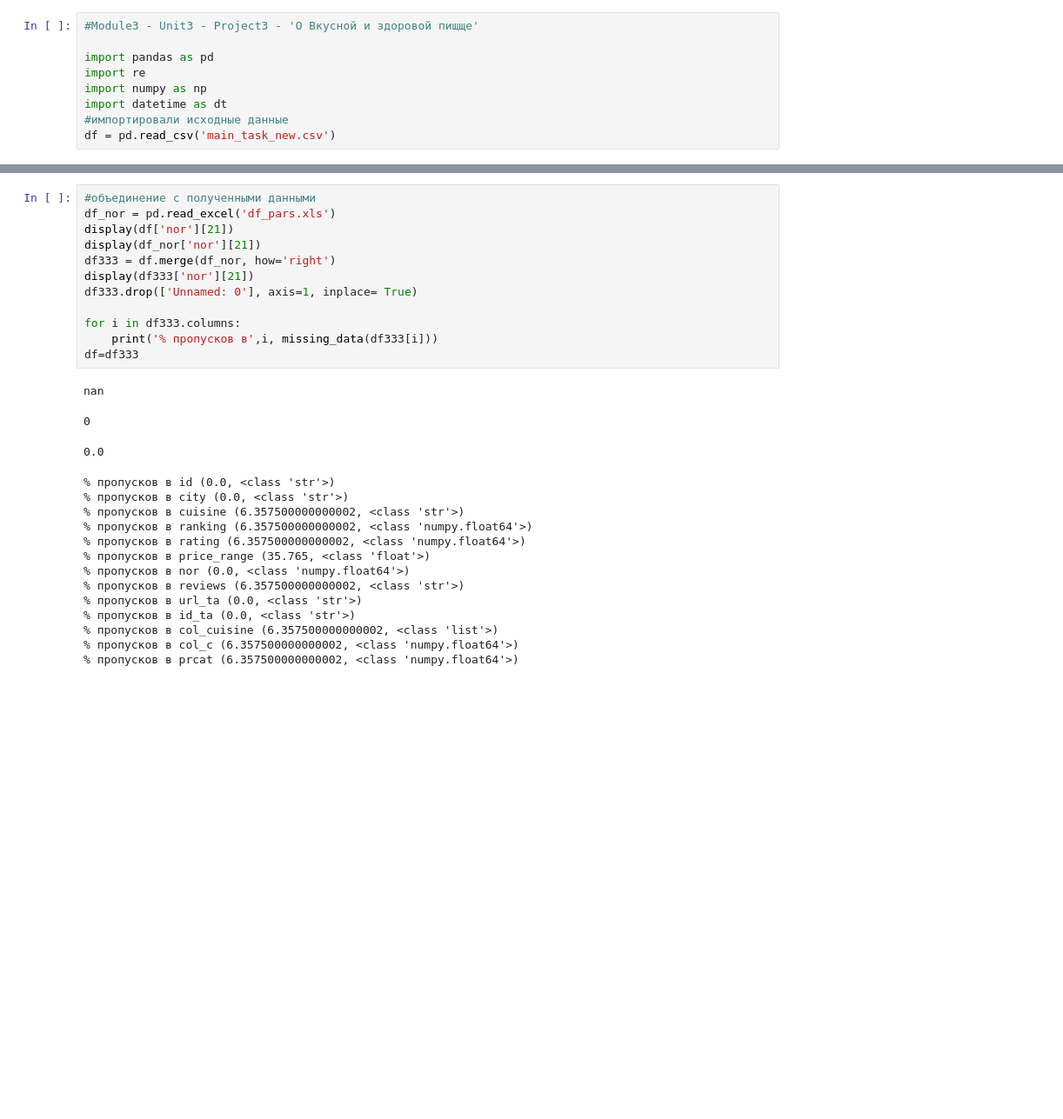
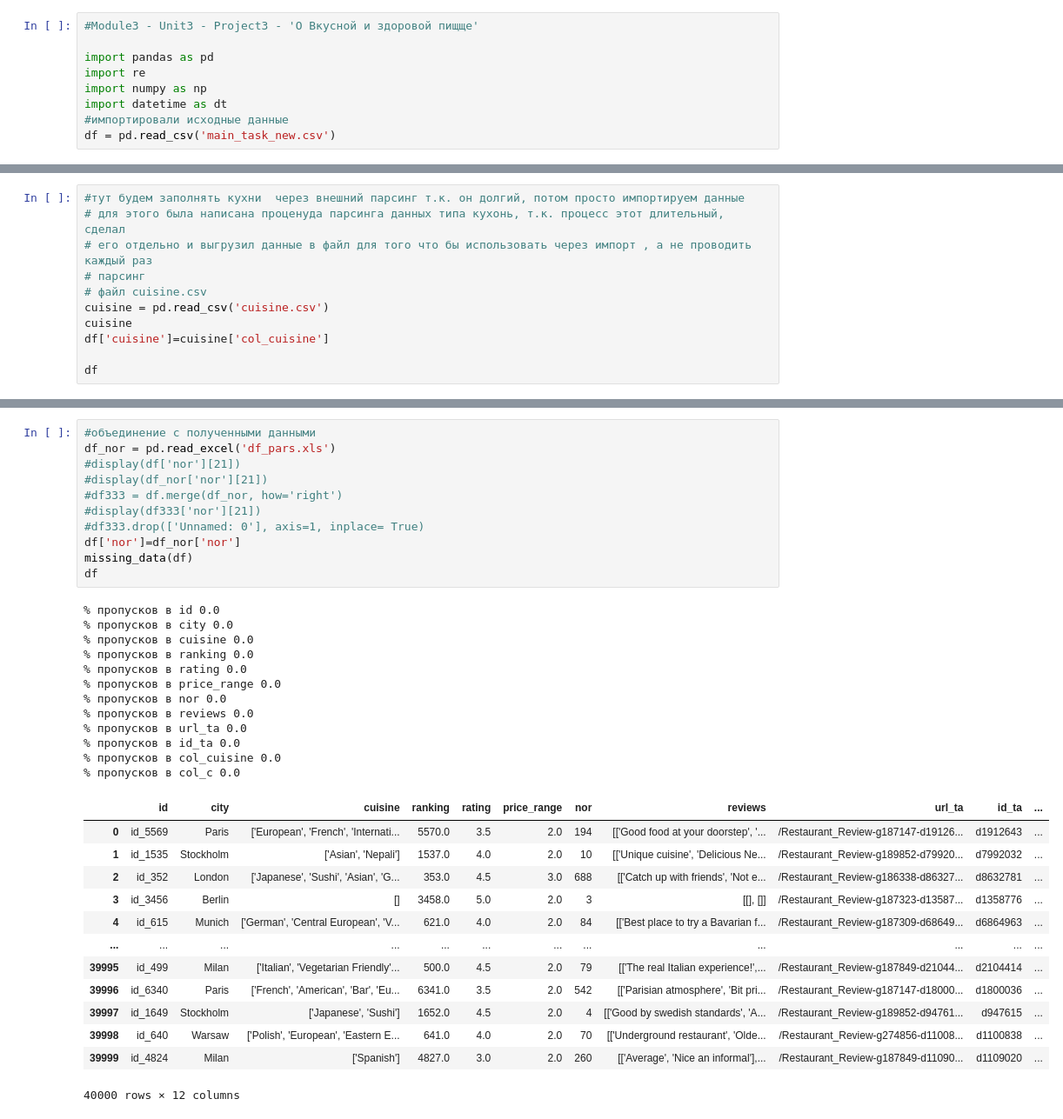
Before and after one commit to maximka1980/SF_DSPRO, a Jupyter notebook: module_3/proect31.ipynb, the cells around one changed output, grey strips where cells are left out. Shown: that part at 87% size. Saved outputs shown, nothing was run; the diff lists cells and outputs as text; blank space fills up the shorter version.

```diff
--- a/module_3/proect31.ipynb
+++ b/module_3/proect31.ipynb
@@ -163,0 +288,11 @@ df.head(5)
+# %%
+#тут будем заполнять кухни  через внешний парсинг т.к. он долгий, потом просто импортируем данные
+# для этого была написана проценуда парсинга данных типа кухонь, т.к. процесс этот длительный, сделал
+# его отдельно и выгрузил данные в файл для того что бы использовать через импорт , а не проводить каждый раз
+# парсинг
+# файл cuisine.csv
+cuisine = pd.read_csv('cuisine.csv')
+cuisine
+df['cuisine']=cuisine['col_cuisine']
+
+df
@@ -359,32 +385,40 @@ df_cuisine_missing = df[['id','city','url_ta','nor']]
 # %%
 #объединение с полученными данными
 df_nor = pd.read_excel('df_pars.xls')
-display(df['nor'][21])
-display(df_nor['nor'][21])
-df333 = df.merge(df_nor, how='right')
-display(df333['nor'][21])
-df333.drop(['Unnamed: 0'], axis=1, inplace= True)
-
-for i in df333.columns:
-    print('% пропусков в',i, missing_data(df333[i]))
-df=df333
+#display(df['nor'][21])
+#display(df_nor['nor'][21])
+#df333 = df.merge(df_nor, how='right')
+#display(df333['nor'][21])
+#df333.drop(['Unnamed: 0'], axis=1, inplace= True)
+df['nor']=df_nor['nor']
+missing_data(df)
+df
 # %% [output]
-nan
+% пропусков в id 0.0
+% пропусков в city 0.0
+% пропусков в cuisine 0.0
+% пропусков в ranking 0.0
+% пропусков в rating 0.0
+% пропусков в price_range 0.0
+% пропусков в nor 0.0
+% пропусков в reviews 0.0
+% пропусков в url_ta 0.0
+% пропусков в id_ta 0.0
+% пропусков в col_cuisine 0.0
+% пропусков в col_c 0.0
+|  | id | city | cuisine | ranking | rating | price_range | nor | reviews | url_ta | id_ta | ... |
+| 0 | id_5569 | Paris | ['European', 'French', 'Internati... | 5570.0 | 3.5 | 2.0 | 194 | [['Good food at your doorstep', '... | /Restaurant_Review-g187147-d19126... | d1912643 | ... |
+| 1 | id_1535 | Stockholm | ['Asian', 'Nepali'] | 1537.0 | 4.0 | 2.0 | 10 | [['Unique cuisine', 'Delicious Ne... | /Restaurant_Review-g189852-d79920... | d7992032 | ... |
+| 2 | id_352 | London | ['Japanese', 'Sushi', 'Asian', 'G... | 353.0 | 4.5 | 3.0 | 688 | [['Catch up with friends', 'Not e... | /Restaurant_Review-g186338-d86327... | d8632781 | ... |
+| 3 | id_3456 | Berlin | [] | 3458.0 | 5.0 | 2.0 | 3 | [[], []] | /Restaurant_Review-g187323-d13587... | d1358776 | ... |
+| 4 | id_615 | Munich | ['German', 'Central European', 'V... | 621.0 | 4.0 | 2.0 | 84 | [['Best place to try a Bavarian f... | /Restaurant_Review-g187309-d68649... | d6864963 | ... |
+| ... | ... | ... | ... | ... | ... | ... | ... | ... | ... | ... | ... |
+| 39995 | id_499 | Milan | ['Italian', 'Vegetarian Friendly'... | 500.0 | 4.5 | 2.0 | 79 | [['The real Italian experience!',... | /Restaurant_Review-g187849-d21044... | d2104414 | ... |
+| 39996 | id_6340 | Paris | ['French', 'American', 'Bar', 'Eu... | 6341.0 | 3.5 | 2.0 | 542 | [['Parisian atmosphere', 'Bit pri... | /Restaurant_Review-g187147-d18000... | d1800036 | ... |
+| 39997 | id_1649 | Stockholm | ['Japanese', 'Sushi'] | 1652.0 | 4.5 | 2.0 | 4 | [['Good by swedish standards', 'A... | /Restaurant_Review-g189852-d94761... | d947615 | ... |
+| 39998 | id_640 | Warsaw | ['Polish', 'European', 'Eastern E... | 641.0 | 4.0 | 2.0 | 70 | [['Underground restaurant', 'Olde... | /Restaurant_Review-g274856-d11008... | d1100838 | ... |
+| 39999 | id_4824 | Milan | ['Spanish'] | 4827.0 | 3.0 | 2.0 | 260 | [['Average', 'Nice an informal'],... | /Restaurant_Review-g187849-d11090... | d1109020 | ... |
-0
+40000 rows × 12 columns
-0.0
-% пропусков в id (0.0, <class 'str'>)
-% пропусков в city (0.0, <class 'str'>)
-% пропусков в cuisine (6.357500000000002, <class 'str'>)
-% пропусков в ranking (6.357500000000002, <class 'numpy.float64'>)
-% пропусков в rating (6.357500000000002, <class 'numpy.float64'>)
-% пропусков в price_range (35.765, <class 'float'>)
-% пропусков в nor (0.0, <class 'numpy.float64'>)
-% пропусков в reviews (6.357500000000002, <class 'str'>)
-% пропусков в url_ta (0.0, <class 'str'>)
-% пропусков в id_ta (0.0, <class 'str'>)
-% пропусков в col_cuisine (6.357500000000002, <class 'list'>)
-% пропусков в col_c (6.357500000000002, <class 'numpy.float64'>)
-% пропусков в prcat (6.357500000000002, <class 'numpy.float64'>)
 # %%
 
 # - 4 - кол-во отзывов и разница между ними - СДЕЛАНО
```
Also changed, not shown: parts of 21 cells of this notebook, 1 other file.
